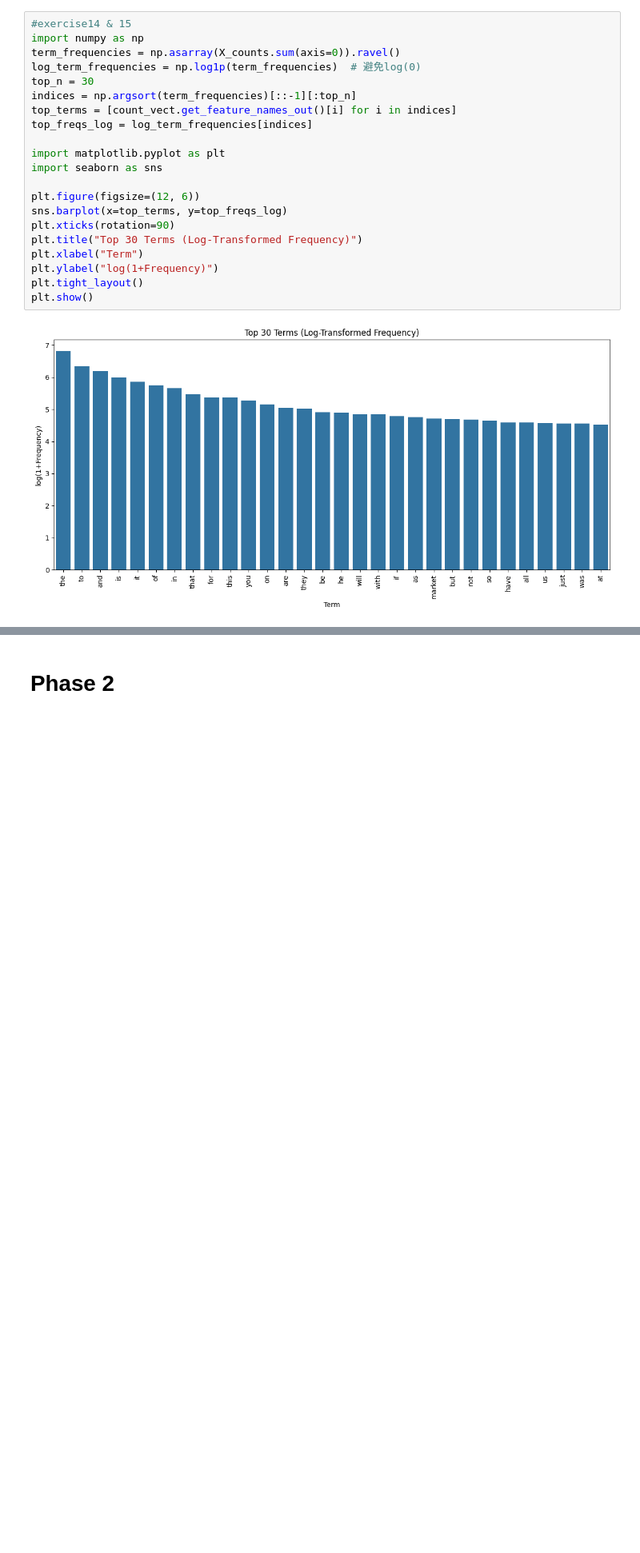
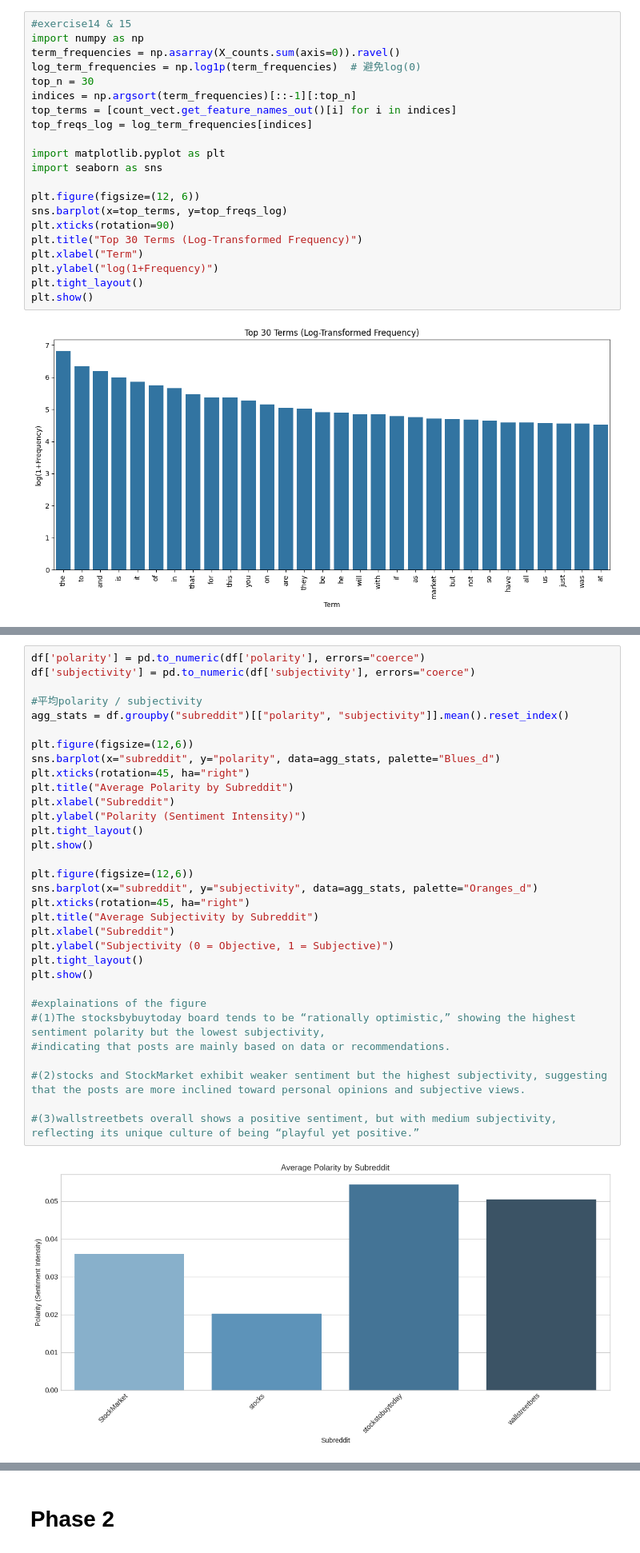
Before and after one commit to THH1118/DM2025-Lab1-Exercise, a Jupyter notebook: DM2025-Lab1-Homework.ipynb, the cells around one changed output, grey strips where cells are left out. Shown at 80% size. Drawn from its saved outputs; the diff is of its cells as text; blank space fills up the shorter version.

```diff
--- a/DM2025-Lab1-Homework.ipynb
+++ b/DM2025-Lab1-Homework.ipynb
@@ -395,0 +470,34 @@ for label, title in zip([-1.0, 1.0], ["Negative", "Positive"]):
+# %%
+df['polarity'] = pd.to_numeric(df['polarity'], errors="coerce")
+df['subjectivity'] = pd.to_numeric(df['subjectivity'], errors="coerce")
+
+#平均polarity / subjectivity
+agg_stats = df.groupby("subreddit")[["polarity", "subjectivity"]].mean().reset_index()
+
+plt.figure(figsize=(12,6))
+sns.barplot(x="subreddit", y="polarity", data=agg_stats, palette="Blues_d")
+plt.xticks(rotation=45, ha="right")
+plt.title("Average Polarity by Subreddit")
+plt.xlabel("Subreddit")
+plt.ylabel("Polarity (Sentiment Intensity)")
+plt.tight_layout()
+plt.show()
+
+plt.figure(figsize=(12,6))
+sns.barplot(x="subreddit", y="subjectivity", data=agg_stats, palette="Oranges_d")
+plt.xticks(rotation=45, ha="right")
+plt.title("Average Subjectivity by Subreddit")
+plt.xlabel("Subreddit")
+plt.ylabel("Subjectivity (0 = Objective, 1 = Subjective)")
+plt.tight_layout()
+plt.show()
+
+#explainations of the figure
+#(1)The stocksbybuytoday board tends to be “rationally optimistic,” showing the highest sentiment polarity but the lowest subjectivity,
+#indicating that posts are mainly based on data or recommendations.
+
+#(2)stocks and StockMarket exhibit weaker sentiment but the highest subjectivity, suggesting that the posts are more inclined toward personal opinions and subjective views.
+
+#(3)wallstreetbets overall shows a positive sentiment, but with medium subjectivity, reflecting its unique culture of being “playful yet positive.”
+# %% [output]
+[figure, added]
```
Also changed, not shown: parts of 9 cells of this notebook.
